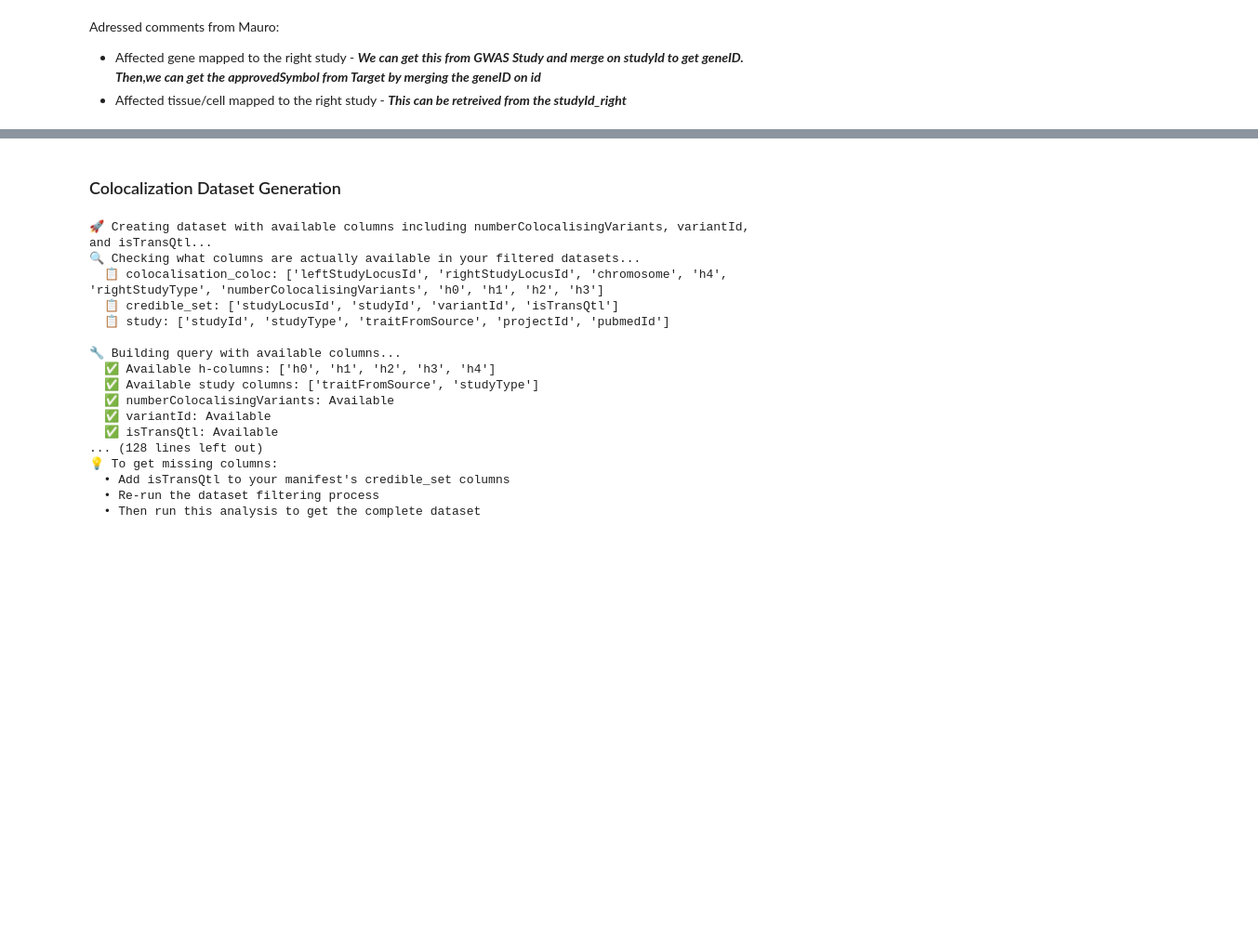
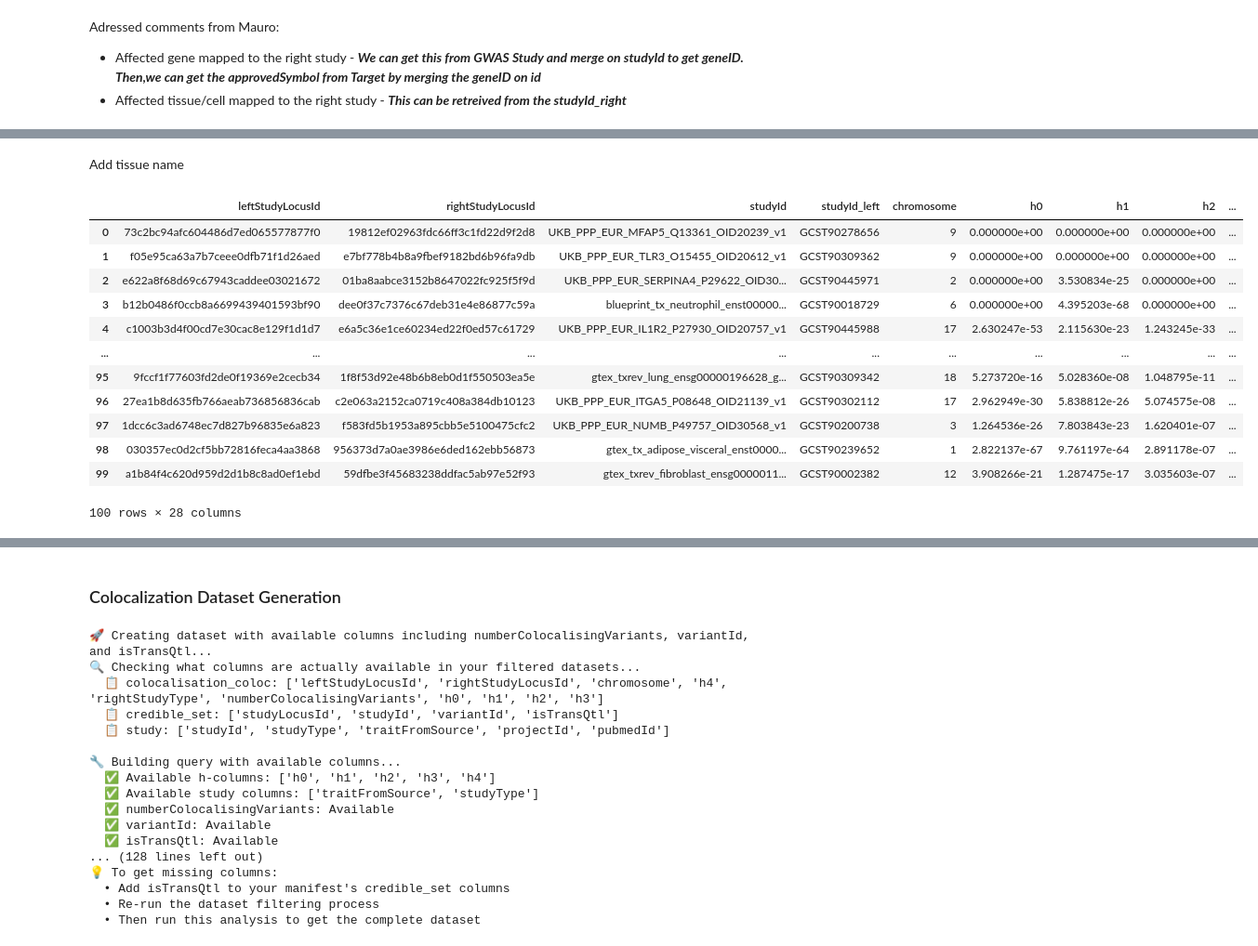
Before and after one commit to Vlasovets/opentargets-metadata, a Jupyter notebook: opentargets_coloc_analysis.ipynb, the cells around one changed output, grey strips where cells are left out. Shown at 93% size. Cells and saved outputs as stored; diff of their text form; code cells hidden in the pictures; blank space fills up the shorter version.

```diff
--- a/opentargets_coloc_analysis.ipynb
+++ b/opentargets_coloc_analysis.ipynb
@@ -1144,0 +1178,18 @@ coloc_study_target_merged_clean
+# %% [markdown]
+Add tissue name
+# %%
+coloc_study_target_merged_clean
+# %% [output]
+|  | leftStudyLocusId | rightStudyLocusId | studyId | studyId_left | chromosome | h0 | h1 | h2 | ... |
+| 0 | 73c2bc94afc604486d7ed065577877f0 | 19812ef02963fdc66ff3c1fd22d9f2d8 | UKB_PPP_EUR_MFAP5_Q13361_OID20239_v1 | GCST90278656 | 9 | 0.000000e+00 | 0.000000e+00 | 0.000000e+00 | ... |
+| 1 | f05e95ca63a7b7ceee0dfb71f1d26aed | e7bf778b4b8a9fbef9182bd6b96fa9db | UKB_PPP_EUR_TLR3_O15455_OID20612_v1 | GCST90309362 | 9 | 0.000000e+00 | 0.000000e+00 | 0.000000e+00 | ... |
+| 2 | e622a8f68d69c67943caddee03021672 | 01ba8aabce3152b8647022fc925f5f9d | UKB_PPP_EUR_SERPINA4_P29622_OID30... | GCST90445971 | 2 | 0.000000e+00 | 3.530834e-25 | 0.000000e+00 | ... |
+| 3 | b12b0486f0ccb8a6699439401593bf90 | dee0f37c7376c67deb31e4e86877c59a | blueprint_tx_neutrophil_enst00000... | GCST90018729 | 6 | 0.000000e+00 | 4.395203e-68 | 0.000000e+00 | ... |
+| 4 | c1003b3d4f00cd7e30cac8e129f1d1d7 | e6a5c36e1ce60234ed22f0ed57c61729 | UKB_PPP_EUR_IL1R2_P27930_OID20757_v1 | GCST90445988 | 17 | 2.630247e-53 | 2.115630e-23 | 1.243245e-33 | ... |
+| ... | ... | ... | ... | ... | ... | ... | ... | ... | ... |
+| 95 | 9fccf1f77603fd2de0f19369e2cecb34 | 1f8f53d92e48b6b8eb0d1f550503ea5e | gtex_txrev_lung_ensg00000196628_g... | GCST90309342 | 18 | 5.273720e-16 | 5.028360e-08 | 1.048795e-11 | ... |
+| 96 | 27ea1b8d635fb766aeab736856836cab | c2e063a2152ca0719c408a384db10123 | UKB_PPP_EUR_ITGA5_P08648_OID21139_v1 | GCST90302112 | 17 | 2.962949e-30 | 5.838812e-26 | 5.074575e-08 | ... |
+| 97 | 1dcc6c3ad6748ec7d827b96835e6a823 | f583fd5b1953a895cbb5e5100475cfc2 | UKB_PPP_EUR_NUMB_P49757_OID30568_v1 | GCST90200738 | 3 | 1.264536e-26 | 7.803843e-23 | 1.620401e-07 | ... |
+| 98 | 030357ec0d2cf5bb72816feca4aa3868 | 956373d7a0ae3986e6ded162ebb56873 | gtex_tx_adipose_visceral_enst0000... | GCST90239652 | 1 | 2.822137e-67 | 9.761197e-64 | 2.891178e-07 | ... |
+| 99 | a1b84f4c620d959d2d1b8c8ad0ef1ebd | 59dfbe3f45683238ddfac5ab97e52f93 | gtex_txrev_fibroblast_ensg0000011... | GCST90002382 | 12 | 3.908266e-21 | 1.287475e-17 | 3.035603e-07 | ... |
+100 rows × 28 columns
```
Also changed, not shown: parts of 11 cells of this notebook, 1 other file.
